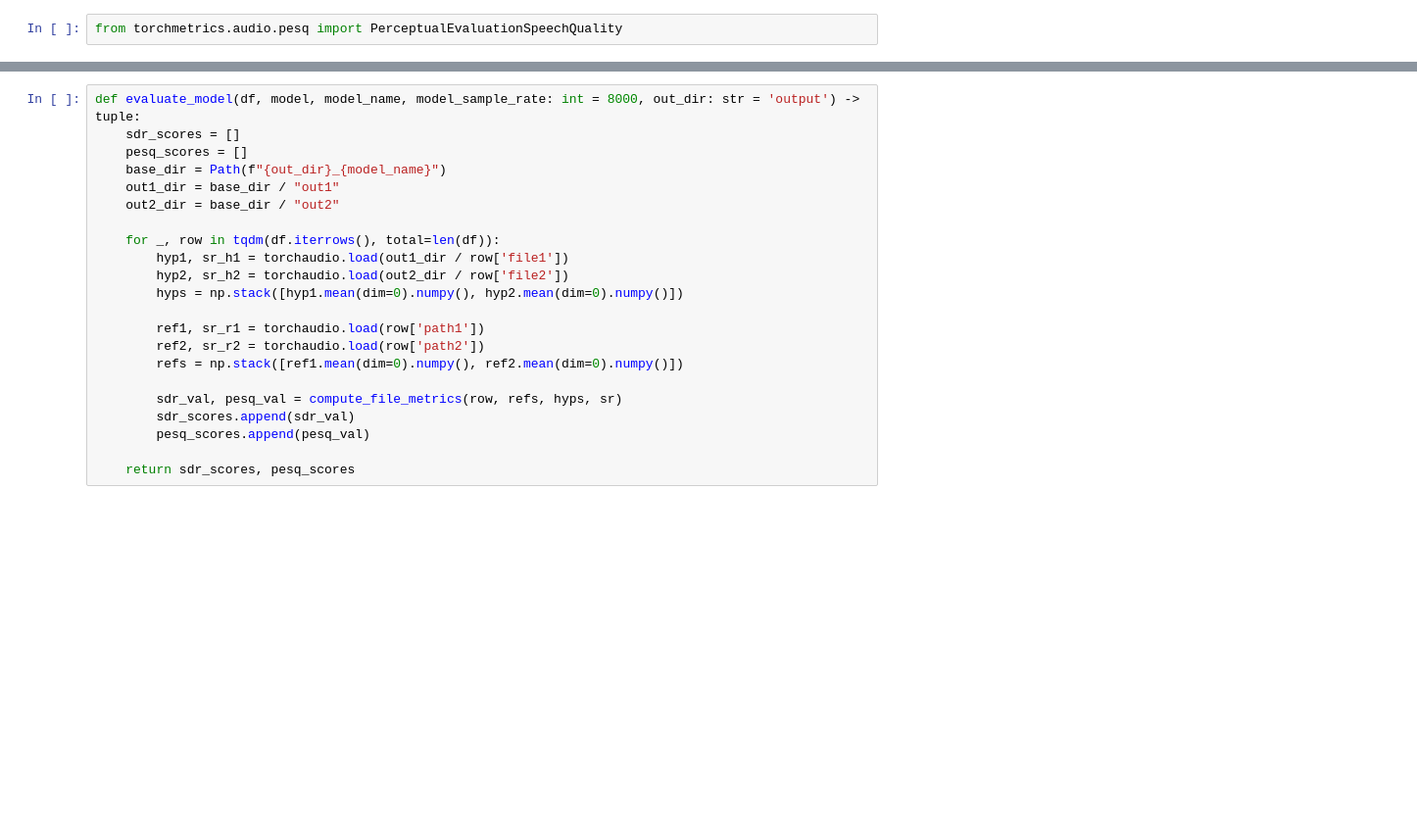
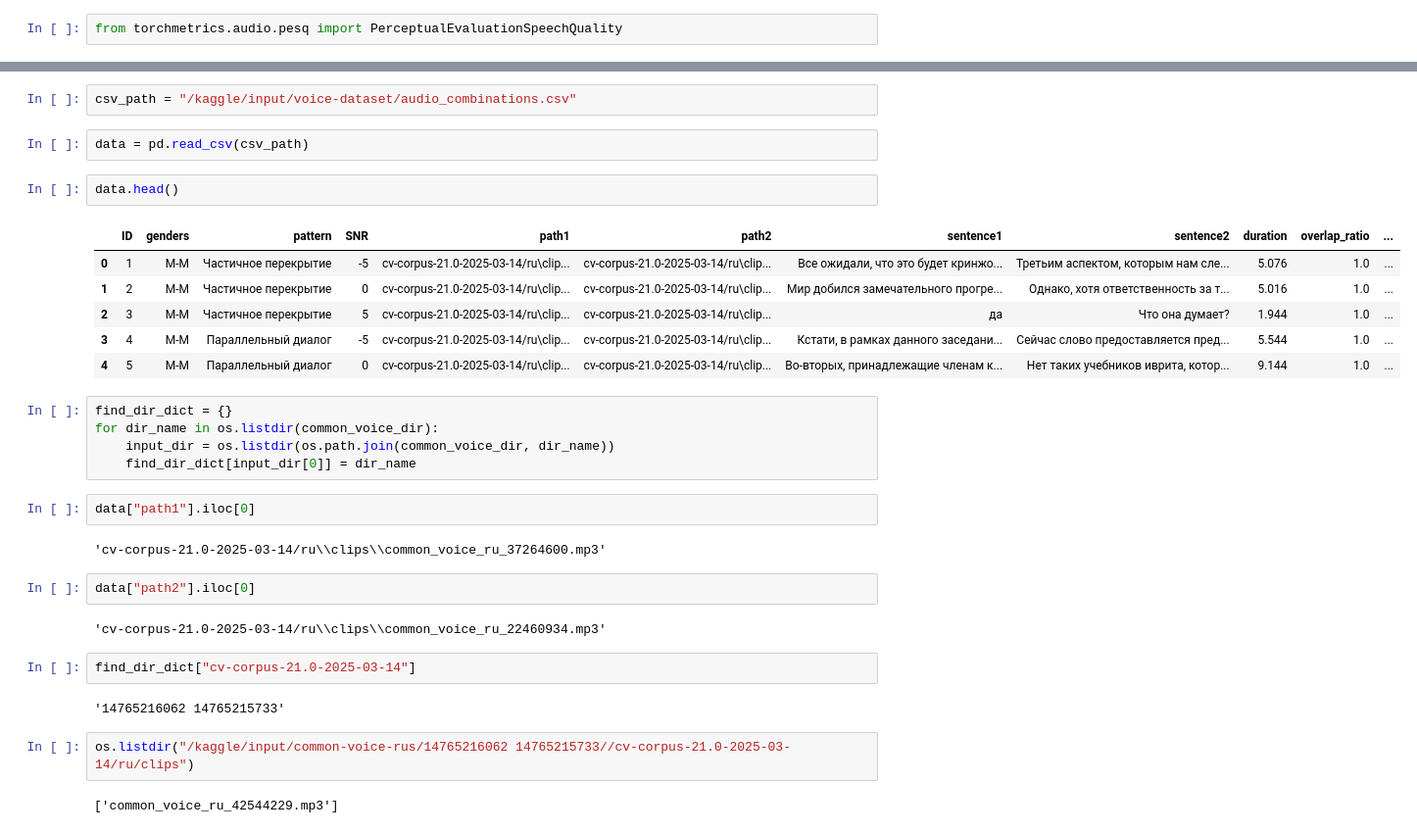
Before and after one commit to mianivo/voice_split, a Jupyter notebook: metrics_compute.ipynb, the cells around one changed output, grey strips where cells are left out. Shown at 98% size. Drawn from its saved outputs; the diff is of its cells as text; blank space fills up the shorter version.

```diff
--- a/metrics_compute.ipynb
+++ b/metrics_compute.ipynb
@@ -106,22 +132,34 @@ def compute_file_metrics(row: dict, refs: np.ndarray, hyps: np.ndarray, sr: int)
-# %%
-def evaluate_model(df, model, model_name, model_sample_rate: int = 8000, out_dir: str = 'output') -> tuple:
-    sdr_scores = []
-    pesq_scores = []
-    base_dir = Path(f"{out_dir}_{model_name}")
-    out1_dir = base_dir / "out1"
-    out2_dir = base_dir / "out2"
-
-    for _, row in tqdm(df.iterrows(), total=len(df)):
-        hyp1, sr_h1 = torchaudio.load(out1_dir / row['file1'])
-        hyp2, sr_h2 = torchaudio.load(out2_dir / row['file2'])
-        hyps = np.stack([hyp1.mean(dim=0).numpy(), hyp2.mean(dim=0).numpy()])
-
-        ref1, sr_r1 = torchaudio.load(row['path1'])
-        ref2, sr_r2 = torchaudio.load(row['path2'])
-        refs = np.stack([ref1.mean(dim=0).numpy(), ref2.mean(dim=0).numpy()])
-
-        sdr_val, pesq_val = compute_file_metrics(row, refs, hyps, sr)
-        sdr_scores.append(sdr_val)
-        pesq_scores.append(pesq_val)
-
-    return sdr_scores, pesq_scores
+# %%
+csv_path = "/kaggle/input/voice-dataset/audio_combinations.csv"
+# %%
+data = pd.read_csv(csv_path)
+# %%
+data.head()
+# %% [output]
+|  | ID | genders | pattern | SNR | path1 | path2 | sentence1 | sentence2 | duration | overlap_ratio | ... |
+| 0 | 1 | М-М | Частичное перекрытие | -5 | cv-corpus-21.0-2025-03-14/ru\clip... | cv-corpus-21.0-2025-03-14/ru\clip... | Все ожидали, что это будет кринжо... | Третьим аспектом, которым нам сле... | 5.076 | 1.0 | ... |
+| 1 | 2 | М-М | Частичное перекрытие | 0 | cv-corpus-21.0-2025-03-14/ru\clip... | cv-corpus-21.0-2025-03-14/ru\clip... | Мир добился замечательного прогре... | Однако, хотя ответственность за т... | 5.016 | 1.0 | ... |
+| 2 | 3 | М-М | Частичное перекрытие | 5 | cv-corpus-21.0-2025-03-14/ru\clip... | cv-corpus-21.0-2025-03-14/ru\clip... | да | Что она думает? | 1.944 | 1.0 | ... |
+| 3 | 4 | М-М | Параллельный диалог | -5 | cv-corpus-21.0-2025-03-14/ru\clip... | cv-corpus-21.0-2025-03-14/ru\clip... | Кстати, в рамках данного заседани... | Сейчас слово предоставляется пред... | 5.544 | 1.0 | ... |
+| 4 | 5 | М-М | Параллельный диалог | 0 | cv-corpus-21.0-2025-03-14/ru\clip... | cv-corpus-21.0-2025-03-14/ru\clip... | Во-вторых, принадлежащие членам к... | Нет таких учебников иврита, котор... | 9.144 | 1.0 | ... |
+# %%
+find_dir_dict = {}
+for dir_name in os.listdir(common_voice_dir):
+    input_dir = os.listdir(os.path.join(common_voice_dir, dir_name))
+    find_dir_dict[input_dir[0]] = dir_name
+# %%
+data["path1"].iloc[0]
+# %% [output]
+'cv-corpus-21.0-2025-03-14/ru\\clips\\common_voice_ru_37264600.mp3'
+# %%
+data["path2"].iloc[0]
+# %% [output]
+'cv-corpus-21.0-2025-03-14/ru\\clips\\common_voice_ru_22460934.mp3'
+# %%
+find_dir_dict["cv-corpus-21.0-2025-03-14"]
+# %% [output]
+'14765216062 14765215733'
+# %%
+os.listdir("/kaggle/input/common-voice-rus/14765216062 14765215733//cv-corpus-21.0-2025-03-14/ru/clips")
+# %% [output]
+['common_voice_ru_42544229.mp3']
```
Also changed, not shown: parts of 17 cells of this notebook.
